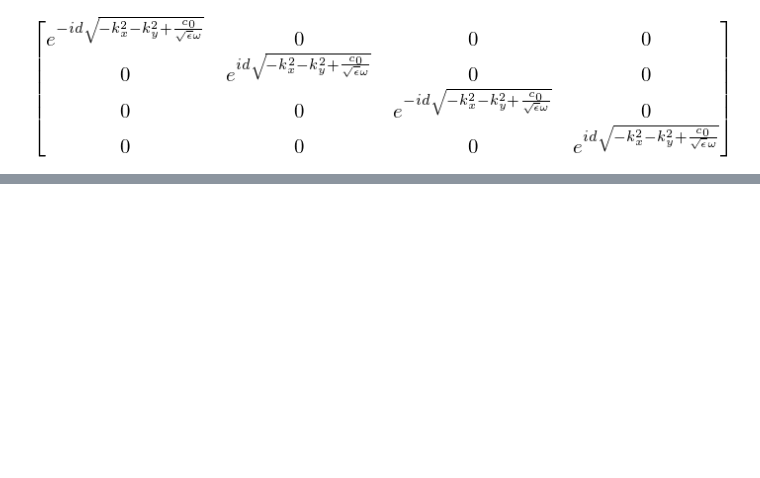
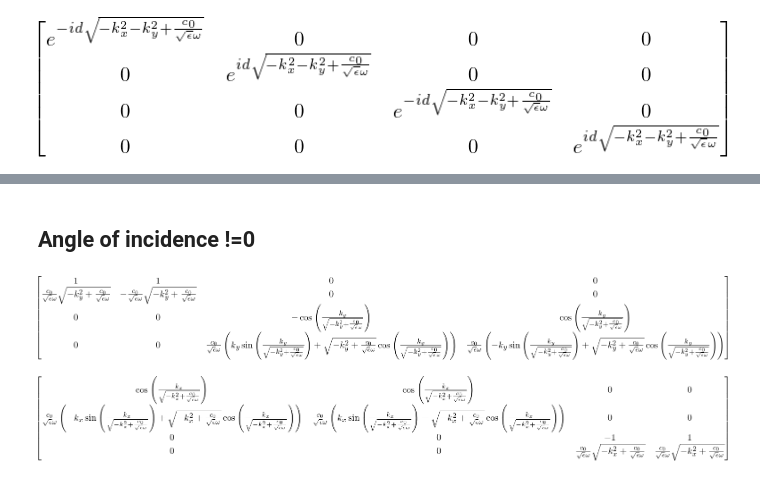
Before and after one commit to kitchenknif/PyATMM, a Jupyter notebook: docs/IsotropicTransferMatrix.ipynb, the cells around one changed output, grey strips where cells are left out. Drawn from its saved outputs; the diff is of its cells as text; code cells hidden in the pictures; blank space fills up the shorter version.

```diff
--- a/docs/IsotropicTransferMatrix.ipynb
+++ b/docs/IsotropicTransferMatrix.ipynb
@@ -90,0 +98,11 @@ D.subs({k_x:0, k_y:0})
+# %% [markdown]
+Angle of incidence !=0
+---
+# %%
+D.subs({k_x:0})
+# %% [output]
+[figure, added]
+# %%
+D.subs({k_y:0})
+# %% [output]
+[figure, added]
```
Also changed, not shown: parts of 7 cells of this notebook, 3 other files.
